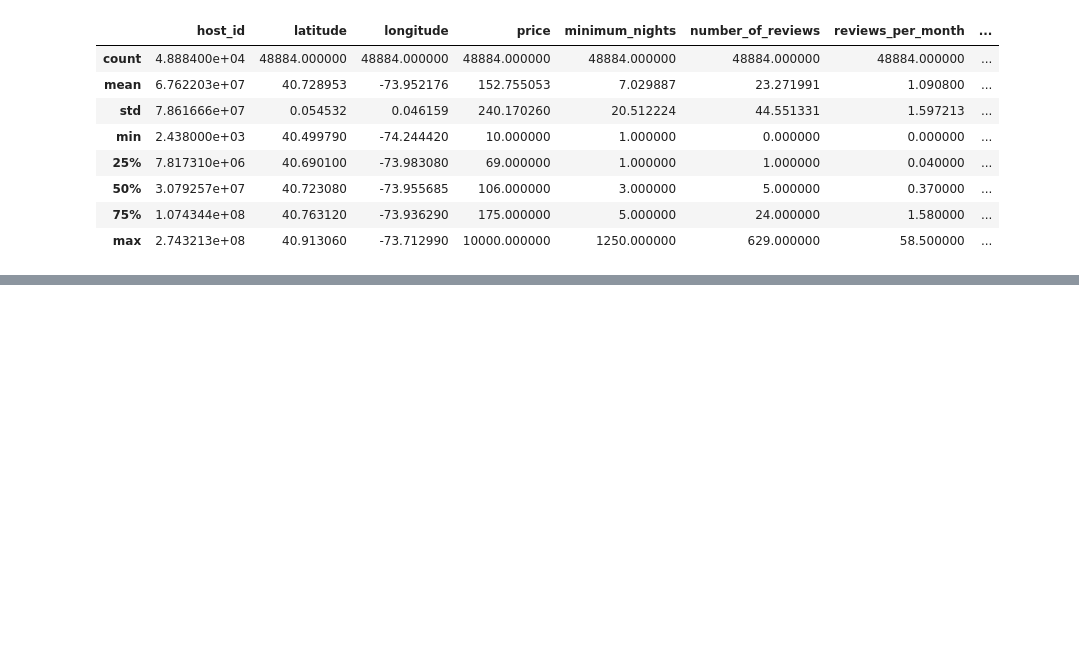
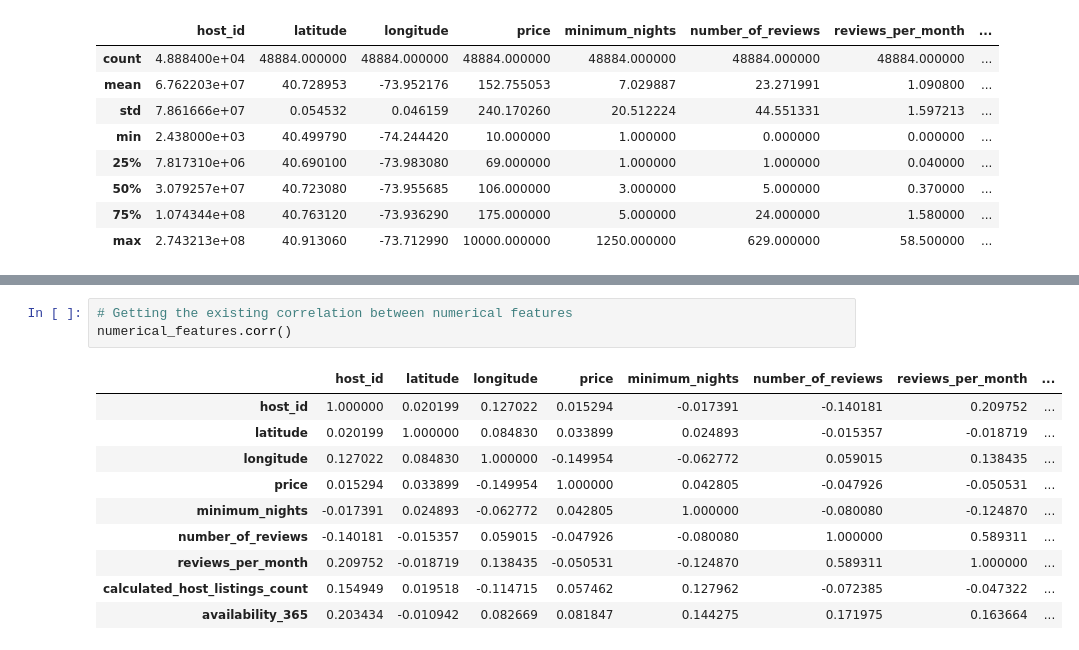
Before and after one commit to mut-rogers/data-science-bootcamp, a Jupyter notebook: AirBnB Price Prediction Problem/linear_reg_price_prediction.ipynb, the cells around one changed output, grey strips where cells are left out. Cells and saved outputs as stored; diff of their text form; blank space fills up the shorter version.

```diff
--- a/AirBnB Price Prediction Problem/linear_reg_price_prediction.ipynb
+++ b/AirBnB Price Prediction Problem/linear_reg_price_prediction.ipynb
@@ -137,0 +182,14 @@ dataset.describe()
+# %%
+# Getting the existing correlation between numerical features
+numerical_features.corr()
+# %% [output]
+|  | host_id | latitude | longitude | price | minimum_nights | number_of_reviews | reviews_per_month | ... |
+| host_id | 1.000000 | 0.020199 | 0.127022 | 0.015294 | -0.017391 | -0.140181 | 0.209752 | ... |
+| latitude | 0.020199 | 1.000000 | 0.084830 | 0.033899 | 0.024893 | -0.015357 | -0.018719 | ... |
+| longitude | 0.127022 | 0.084830 | 1.000000 | -0.149954 | -0.062772 | 0.059015 | 0.138435 | ... |
+| price | 0.015294 | 0.033899 | -0.149954 | 1.000000 | 0.042805 | -0.047926 | -0.050531 | ... |
+| minimum_nights | -0.017391 | 0.024893 | -0.062772 | 0.042805 | 1.000000 | -0.080080 | -0.124870 | ... |
+| number_of_reviews | -0.140181 | -0.015357 | 0.059015 | -0.047926 | -0.080080 | 1.000000 | 0.589311 | ... |
+| reviews_per_month | 0.209752 | -0.018719 | 0.138435 | -0.050531 | -0.124870 | 0.589311 | 1.000000 | ... |
+| calculated_host_listings_count | 0.154949 | 0.019518 | -0.114715 | 0.057462 | 0.127962 | -0.072385 | -0.047322 | ... |
+| availability_365 | 0.203434 | -0.010942 | 0.082669 | 0.081847 | 0.144275 | 0.171975 | 0.163664 | ... |
```
Also changed, not shown: parts of 25 cells of this notebook.
